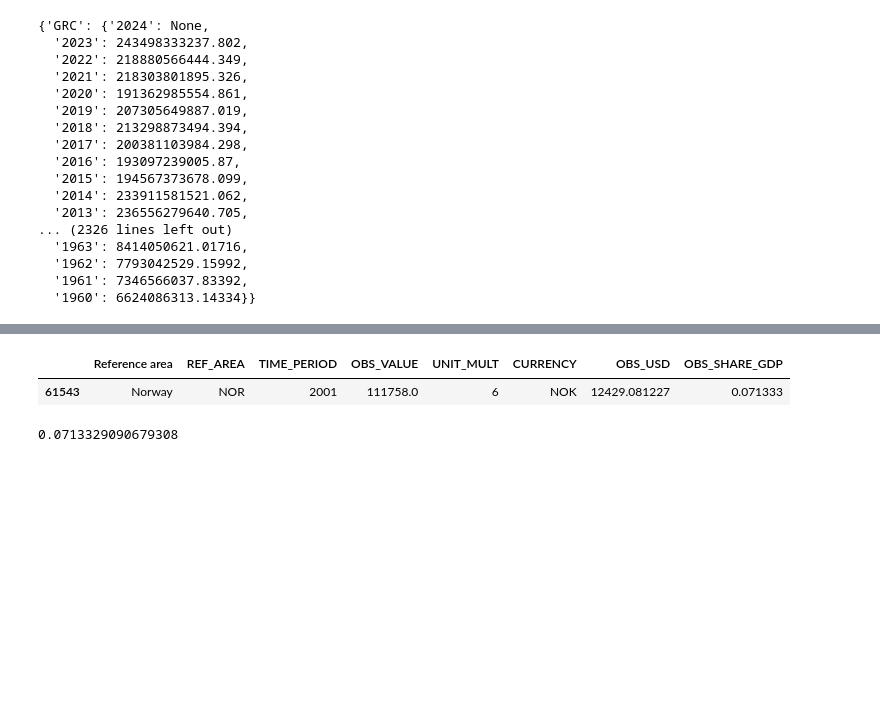
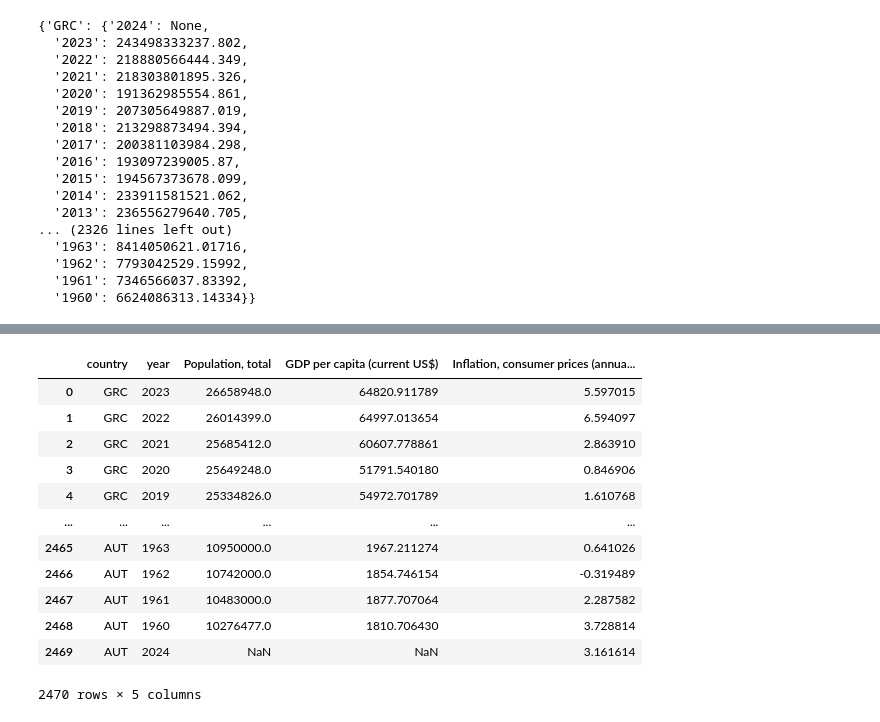
Before and after one commit to songmichael11/Consensus, a Jupyter notebook: datasets/read_data.ipynb, the cells around one changed output, grey strips where cells are left out. Saved outputs shown, nothing was run; the diff lists cells and outputs as text; code cells hidden in the pictures; blank space fills up the shorter version.

```diff
--- a/datasets/read_data.ipynb
+++ b/datasets/read_data.ipynb
@@ -156,12 +206,46 @@ govspend_df
 
  [795 rows x 8 columns]}
-# %%
-df_health = govspend_df['Health']
-df_health.loc[(df_health['REF_AREA'] == 'NOR')&(df_health['TIME_PERIOD'] == 2001)]
-# %% [output]
-|  | Reference area | REF_AREA | TIME_PERIOD | OBS_VALUE | UNIT_MULT | CURRENCY | OBS_USD | OBS_SHARE_GDP |
-| 61543 | Norway | NOR | 2001 | 111758.0 | 6 | NOK | 12429.081227 | 0.071333 |
-# %%
-12429 / (gdp_dict['NOR']['2001']/1000000)
-# %% [output]
-0.0713329090679308
+# %%
+def create_worldbank_df(countries, codes):
+    #df = pd.DataFrame(columns=['country', 'year'] + code_names)
+    data_store = {}
+    code_str = ''
+    for code in codes:
+        code_str += code + ';'
+    code_str = code_str[:-1]
+    for country in countries:
+        url = f'https://api.worldbank.org/v2/country/aus/indicator/{code_str}?format=json&per_page=20000&source=2'
+        response = requests.get(url).json()
+        if len(response) > 1 and isinstance(response[1], list):
+            for row in response[1]:
+                year = row['date']
+                indicator = row['indicator']['value']
+                value = row['value']
+                if value is not None:
+                    key = (country, year)
+                    if key not in data_store:
+                        data_store[key] = {'country': country, 'year': year}
+                    data_store[key][indicator] = value
+    time.sleep(1)  # avoid rate-limiting
+
+    # Convert accumulated dictionary into a DataFrame
+    df = pd.DataFrame(data_store.values())
+    return df
+
+codes = ['SP.POP.TOTL', 'NY.GDP.PCAP.CD', 'FP.CPI.TOTL.ZG']
+worldbank_df = create_worldbank_df(list(set(govspend_df['Education']['REF_AREA'])), codes)
+worldbank_df
+# %% [output]
+|  | country | year | Population, total | GDP per capita (current US$) | Inflation, consumer prices (annua... |
+| 0 | GRC | 2023 | 26658948.0 | 64820.911789 | 5.597015 |
+| 1 | GRC | 2022 | 26014399.0 | 64997.013654 | 6.594097 |
+| 2 | GRC | 2021 | 25685412.0 | 60607.778861 | 2.863910 |
+| 3 | GRC | 2020 | 25649248.0 | 51791.540180 | 0.846906 |
+| 4 | GRC | 2019 | 25334826.0 | 54972.701789 | 1.610768 |
+| ... | ... | ... | ... | ... | ... |
+| 2465 | AUT | 1963 | 10950000.0 | 1967.211274 | 0.641026 |
+| 2466 | AUT | 1962 | 10742000.0 | 1854.746154 | -0.319489 |
+| 2467 | AUT | 1961 | 10483000.0 | 1877.707064 | 2.287582 |
+| 2468 | AUT | 1960 | 10276477.0 | 1810.706430 | 3.728814 |
+| 2469 | AUT | 2024 | NaN | NaN | 3.161614 |
+2470 rows × 5 columns
```
Also changed, not shown: parts of 7 cells of this notebook, 3 other files.
